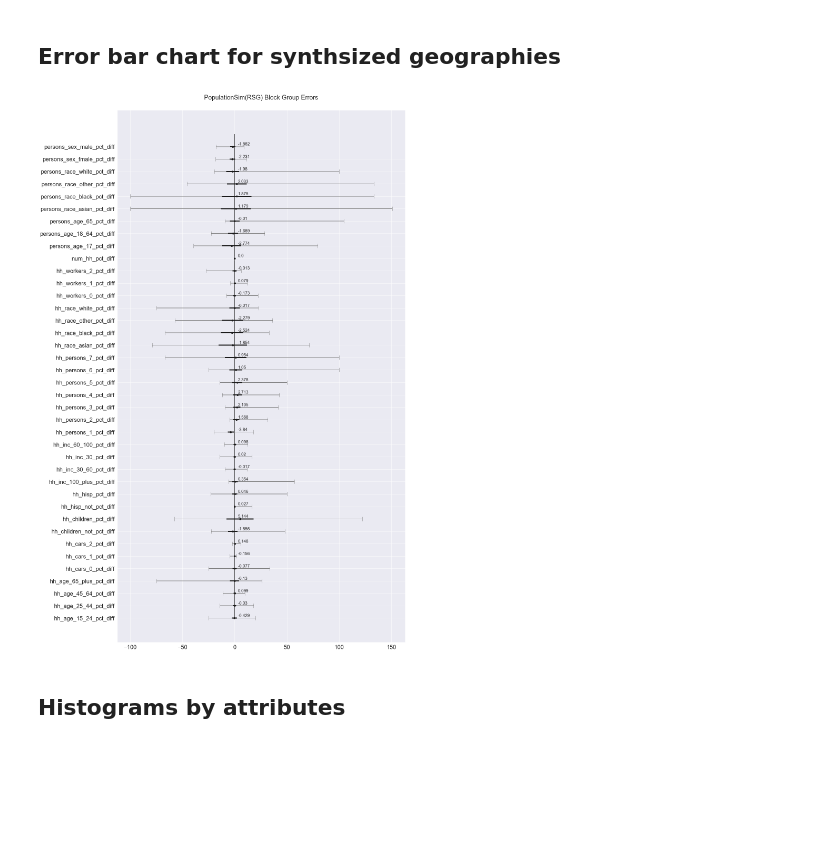
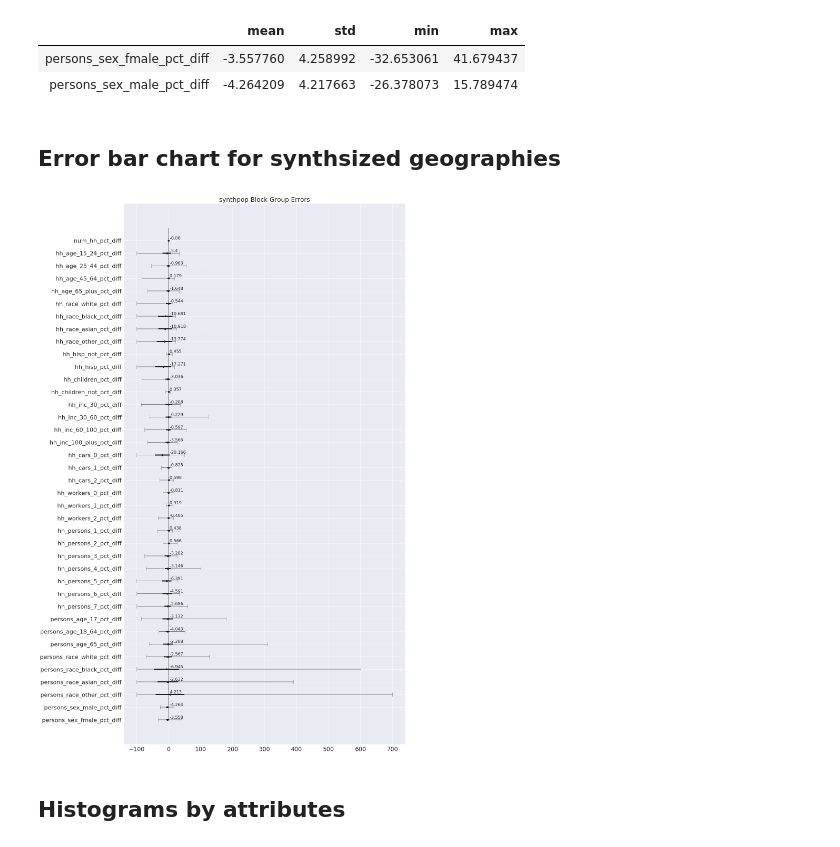
Before and after one commit to SEMCOG/SEMCOG_popsim, a Jupyter notebook: notebooks/output_stats_plots.ipynb, the cells around one changed output. Cells and saved outputs as stored; diff of their text form; code cells hidden in the pictures; blank space fills up the shorter version.

```diff
--- a/notebooks/output_stats_plots.ipynb
+++ b/notebooks/output_stats_plots.ipynb
@@ -6,10 +6,12 @@ import seaborn as sns
 # %%
 # read_summariztion files from either synthpop or populationsim
 # summarization files should have control , result and difference columns by HH and/ pop attributes
-syn = "popsim"
+syn = "synthpop"
 region = "oakland"
 geo = "BLKGRP"
-sumfile = 'output/summary_BLKGRP.csv'
+sumfile = 'synthpop/oakland_BLKGRP_summary.csv'
+#sumfile = 'output/summary_BLKGRP.csv'
+plot_folder = "validation/semcog_python/"
 # %%
 dfs = pd.read_csv(sumfile, index_col = 'geography')
 flds = [x.replace('_control', '') for x in dfs.columns.values if x.find('_control') >=0 ]
@@ -24,32 +26,36 @@ dfs.fillna(0, inplace=True)
 # %%
 dfp = pd.DataFrame(data=[dfs[pct_diffs].mean(), dfs[pct_diffs].std(), dfs[pct_diffs].min(), dfs[pct_diffs].max()]).T
 dfp.columns = ['mean', 'std', 'min', 'max']
-dfp = dfp.sort_index(ascending=True, axis=0)
+dfp = dfp.iloc[::-1]
 # %%
 dfp.head(2)
+# %% [output]
+|  | mean | std | min | max |
+| persons_sex_fmale_pct_diff | -3.557760 | 4.258992 | -32.653061 | 41.679437 |
+| persons_sex_male_pct_diff | -4.264209 | 4.217663 | -26.378073 | 15.789474 |
 # %% [markdown]
 ## Error bar chart for synthsized geographies
 # %%
 #test vertical
 sns.set(font_scale=2)
 plt.figure(figsize = (20,30))
 plt.rcParams.update({'font.size': 24})
 #plt.gca().invert_yaxis()
 
 plt.vlines(0, 0, len(dfp))
 plt.errorbar(dfp['mean'], range(len(dfp.index)), xerr= [dfp['mean'] - dfp['min'], dfp['max'] - dfp['mean']],
              fmt='ok', ecolor='gray', lw=2, capsize=8)
 plt.errorbar(dfp['mean'], range(len(dfp.index)), xerr=dfp['std'], fmt='ok', lw=4)
 for (x,y,l) in zip(dfp['mean'],  range(len(dfp.index)), round(dfp['mean'],3)):
     plt.text(3, y + 0.1, l, size=16)
 plt.xticks()
 plt.yticks(range(len(dfp.index)), list(dfp.index))
-plt.title('PopulationSim(RSG) Block Group Errors', pad=40)
+plt.title( syn + ' Block Group Errors')
 
 plt.tight_layout()
-plt.savefig("_".join([syn, region, geo, 'error.png']))
+plt.savefig(plot_folder + "_".join([syn, region, geo, 'error.png']))
 # %% [output]
-[figure, old version]
+[figure, new version]
 # %% [markdown]
 ## Histograms by attributes
 # %%
```
Also changed, not shown: parts of 1 cell of this notebook.
